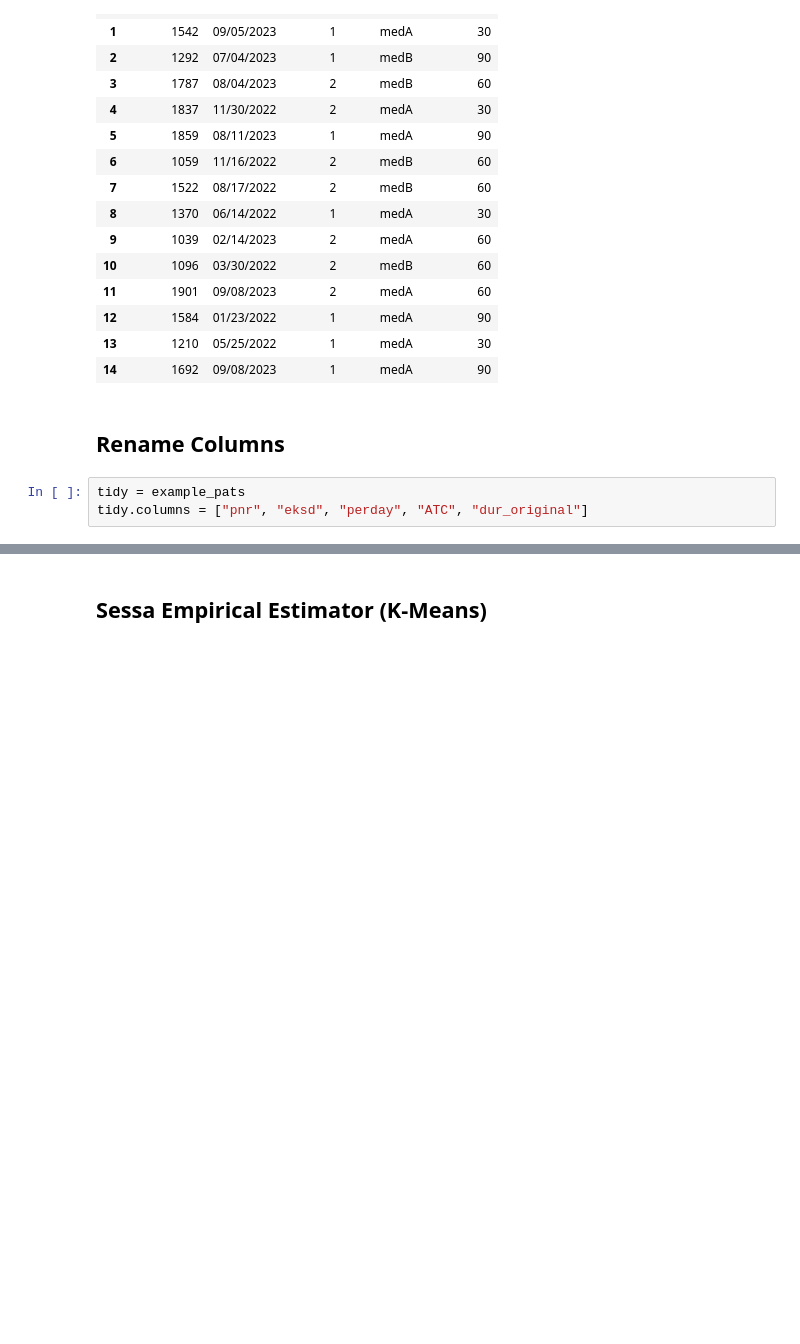
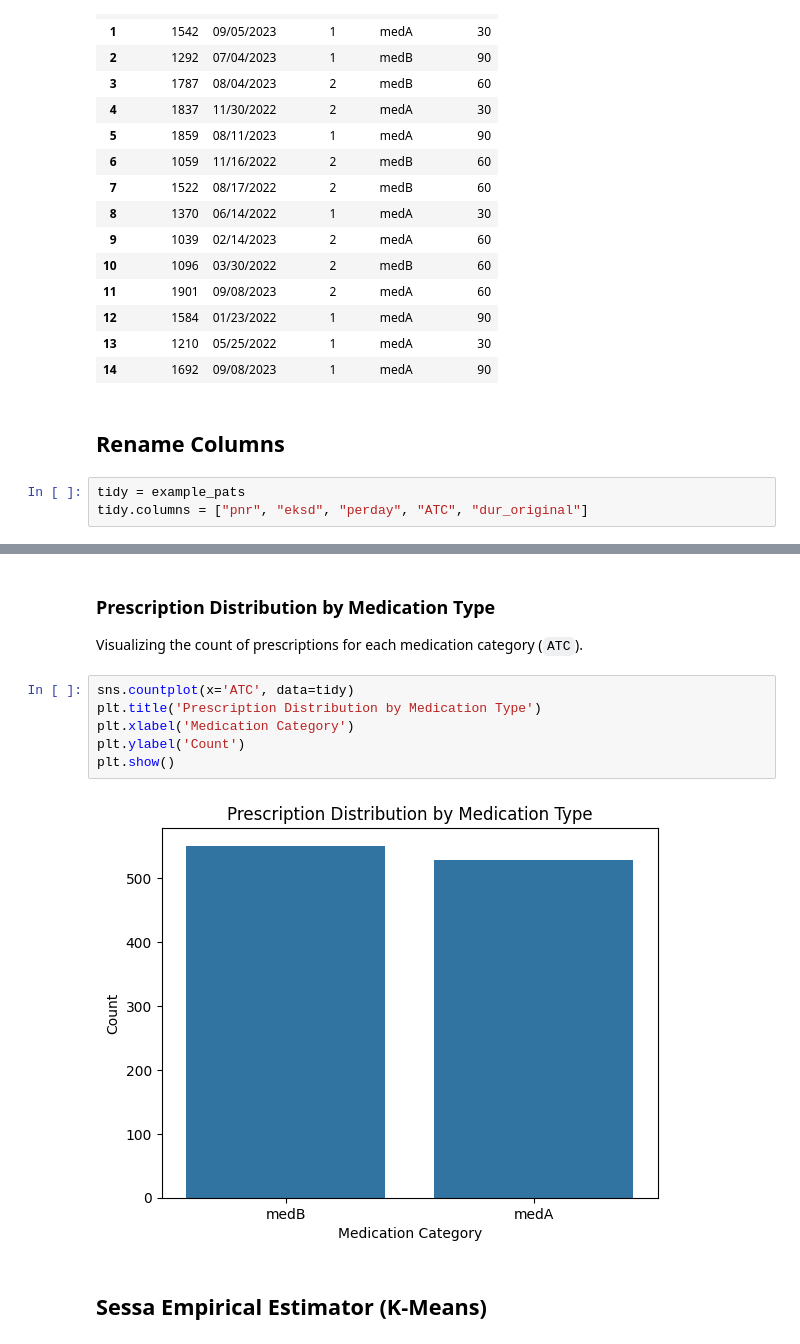
Before and after one commit to rieljasperapos/SEE_PY, a Jupyter notebook: src/SEE.ipynb, the cells around one changed output, grey strips where cells are left out. Saved outputs shown, nothing was run; the diff lists cells and outputs as text; blank space fills up the shorter version.

```diff
--- a/src/SEE.ipynb
+++ b/src/SEE.ipynb
@@ -55,3 +95,15 @@ tidy.head()
+# %% [markdown]
+### Prescription Distribution by Medication Type
+
+Visualizing the count of prescriptions for each medication category (`ATC`).
+# %%
+sns.countplot(x='ATC', data=tidy)
+plt.title('Prescription Distribution by Medication Type')
+plt.xlabel('Medication Category')
+plt.ylabel('Count')
+plt.show()
+# %% [output]
+[figure, added]
 # %% [markdown]
 ## **Sessa Empirical Estimator (K-Means)**
 # %%
```
Also changed, not shown: parts of 10 cells of this notebook.
